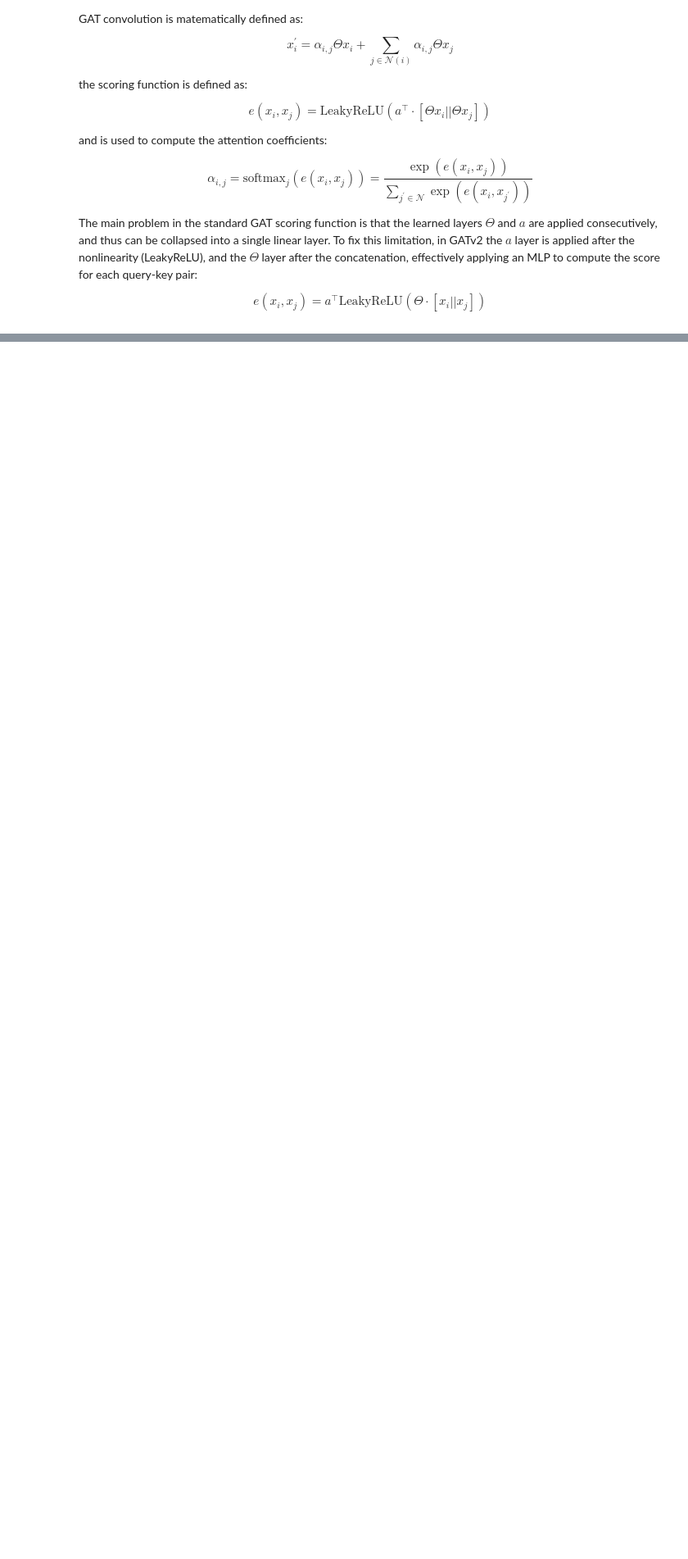
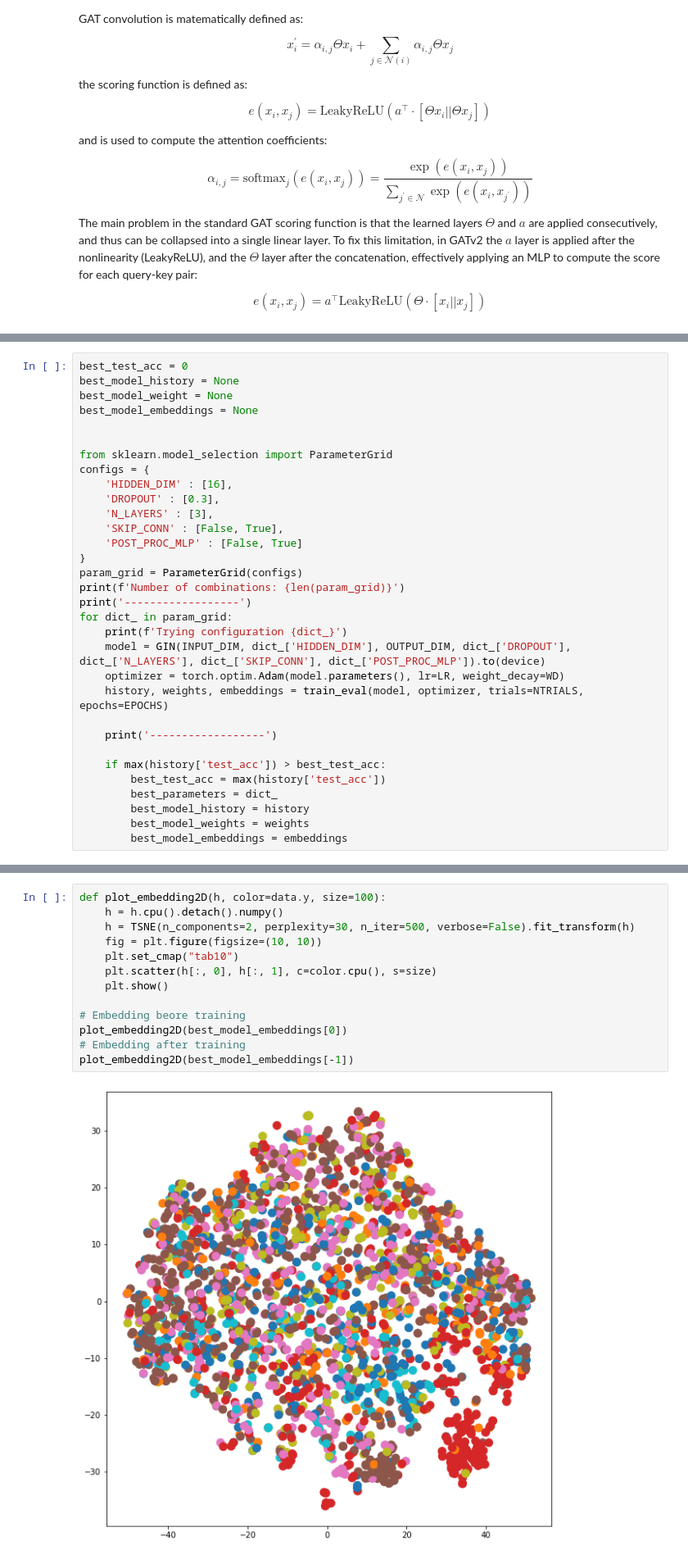
Before and after one commit to urbinaticri/GraphNeuralNetworks, a Jupyter notebook: Node Classification/Graph Node Classification.ipynb, the cells around one changed output, grey strips where cells are left out. Shown at 82% size. Drawn from its saved outputs; the diff is of its cells as text; blank space fills up the shorter version.

```diff
--- a/Node Classification/Graph Node Classification.ipynb
+++ b/Node Classification/Graph Node Classification.ipynb
@@ -704,0 +970,32 @@ plot_embedding2D(best_model_embedding[-1])
+# %%
+best_test_acc = 0
+best_model_history = None
+best_model_weight = None
+best_model_embeddings = None
+
+
+from sklearn.model_selection import ParameterGrid
+configs = {
+    'HIDDEN_DIM' : [16],
+    'DROPOUT' : [0.3],
+    'N_LAYERS' : [3],
+    'SKIP_CONN' : [False, True],
+    'POST_PROC_MLP' : [False, True]
+}
+param_grid = ParameterGrid(configs)
+print(f'Number of combinations: {len(param_grid)}')
+print('------------------')
+for dict_ in param_grid:
+    print(f'Trying configuration {dict_}')
+    model = GIN(INPUT_DIM, dict_['HIDDEN_DIM'], OUTPUT_DIM, dict_['DROPOUT'], dict_['N_LAYERS'], dict_['SKIP_CONN'], dict_['POST_PROC_MLP']).to(device)
+    optimizer = torch.optim.Adam(model.parameters(), lr=LR, weight_decay=WD)
+    history, weights, embeddings = train_eval(model, optimizer, trials=NTRIALS, epochs=EPOCHS)
+
+    print('------------------')
+
+    if max(history['test_acc']) > best_test_acc:
+        best_test_acc = max(history['test_acc'])
+        best_parameters = dict_
+        best_model_history = history
+        best_model_weights = weights
+        best_model_embeddings = embeddings
@@ -704,0 +1039,15 @@ plot_embedding2D(best_model_embedding[-1])
+# %%
+def plot_embedding2D(h, color=data.y, size=100):
+    h = h.cpu().detach().numpy()
+    h = TSNE(n_components=2, perplexity=30, n_iter=500, verbose=False).fit_transform(h)
+    fig = plt.figure(figsize=(10, 10))
+    plt.set_cmap("tab10")
+    plt.scatter(h[:, 0], h[:, 1], c=color.cpu(), s=size)
+    plt.show()
+
+# Embedding beore training
+plot_embedding2D(best_model_embeddings[0])
+# Embedding after training
+plot_embedding2D(best_model_embeddings[-1])
+# %% [output]
+[figure, added]
```
Also changed, not shown: parts of 55 cells of this notebook, 6 other files.
